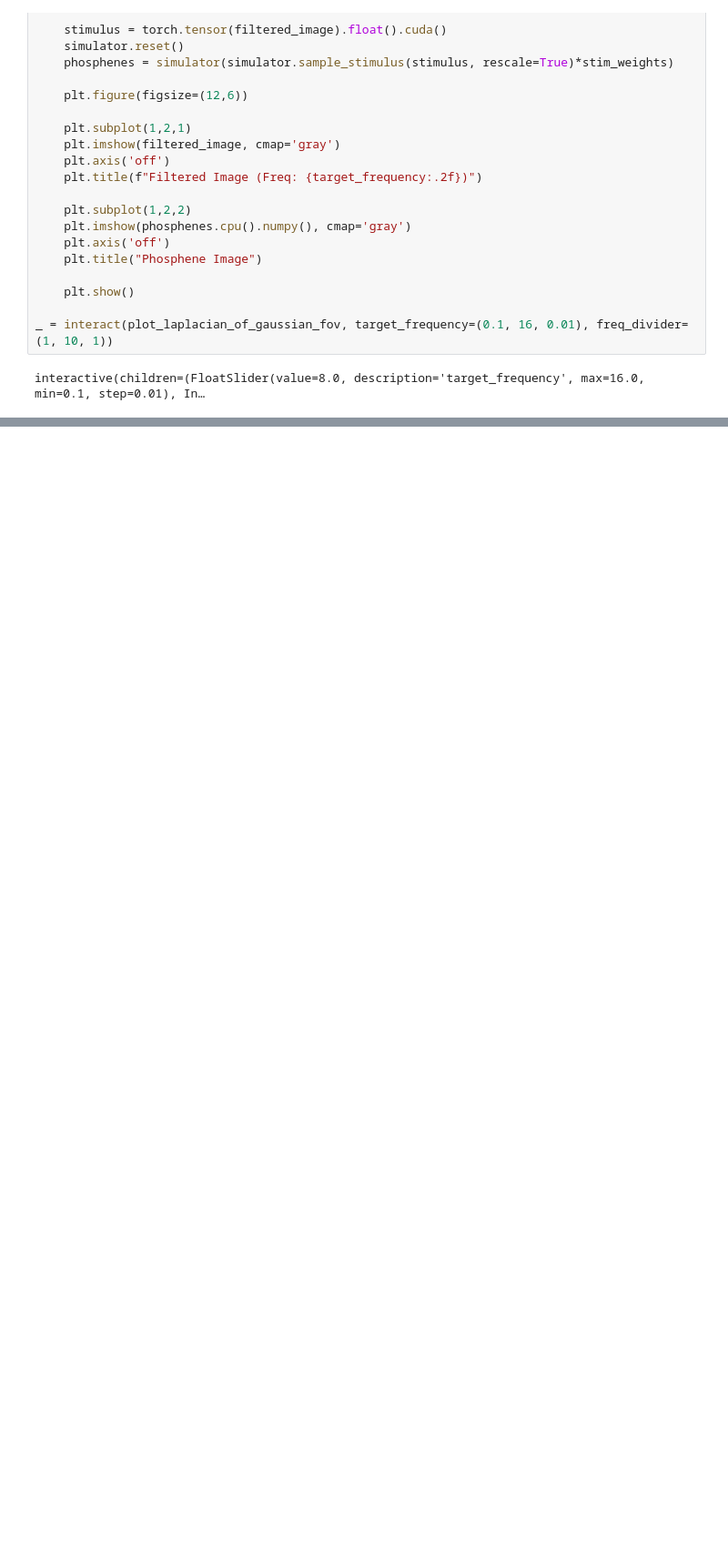
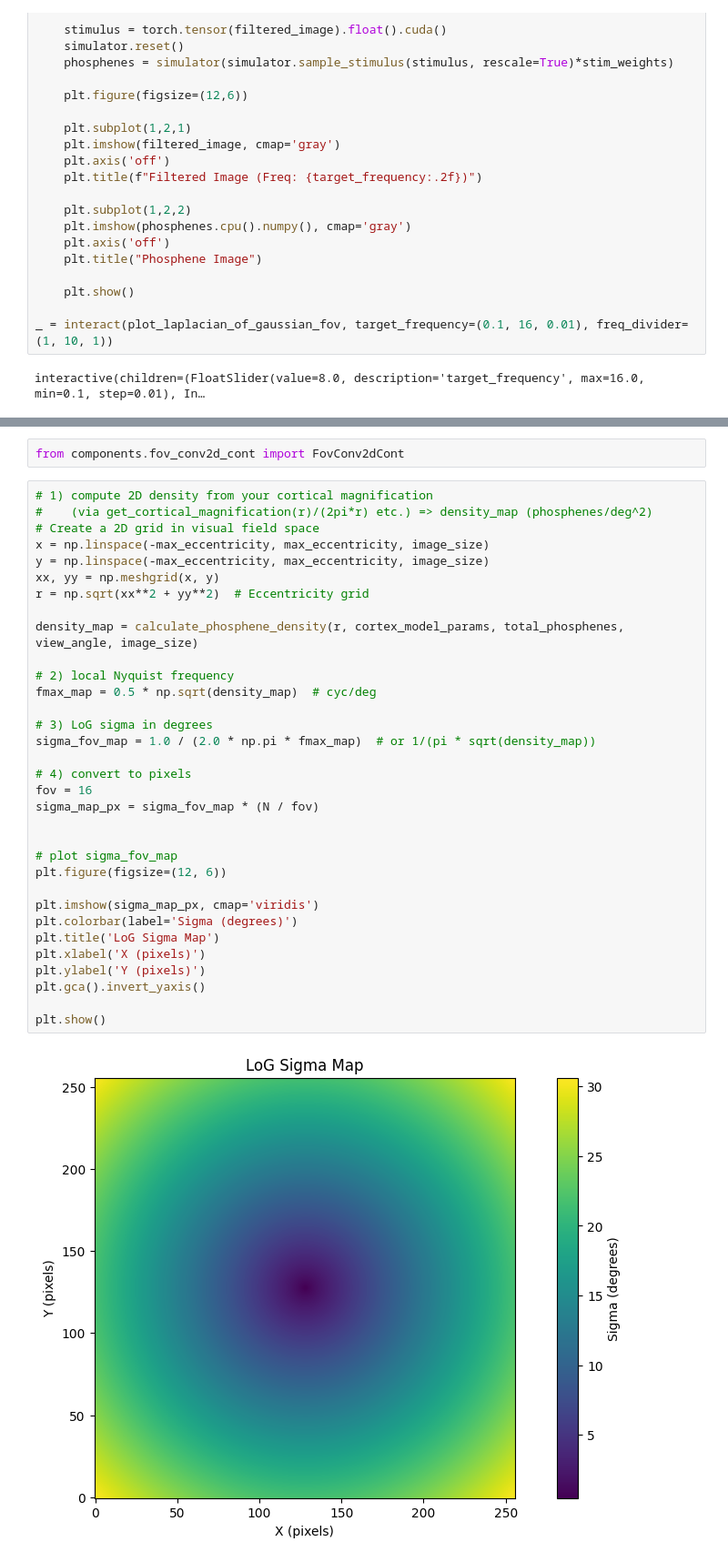
Before and after one commit to MichelleAppel/SCAPE, a Jupyter notebook: notebooks/spatial_frequency.ipynb, the cells around one changed output, grey strips where cells are left out. Shown at 91% size. Cells and saved outputs as stored; diff of their text form; blank space fills up the shorter version.

```diff
--- a/notebooks/spatial_frequency.ipynb
+++ b/notebooks/spatial_frequency.ipynb
@@ -1093,0 +975,37 @@ plt.show()
+# %%
+from components.fov_conv2d_cont import FovConv2dCont
+# %%
+# 1) compute 2D density from your cortical magnification
+#    (via get_cortical_magnification(r)/(2pi*r) etc.) => density_map (phosphenes/deg^2)
+# Create a 2D grid in visual field space
+x = np.linspace(-max_eccentricity, max_eccentricity, image_size)
+y = np.linspace(-max_eccentricity, max_eccentricity, image_size)
+xx, yy = np.meshgrid(x, y)
+r = np.sqrt(xx**2 + yy**2)  # Eccentricity grid
+
+density_map = calculate_phosphene_density(r, cortex_model_params, total_phosphenes, view_angle, image_size)
+
+# 2) local Nyquist frequency
+fmax_map = 0.5 * np.sqrt(density_map)  # cyc/deg
+
+# 3) LoG sigma in degrees
+sigma_fov_map = 1.0 / (2.0 * np.pi * fmax_map)  # or 1/(pi * sqrt(density_map))
+
+# 4) convert to pixels
+fov = 16
+sigma_map_px = sigma_fov_map * (N / fov)
+
+
+# plot sigma_fov_map
+plt.figure(figsize=(12, 6))
+
+plt.imshow(sigma_map_px, cmap='viridis')
+plt.colorbar(label='Sigma (degrees)')
+plt.title('LoG Sigma Map')
+plt.xlabel('X (pixels)')
+plt.ylabel('Y (pixels)')
+plt.gca().invert_yaxis()
+
+plt.show()
+# %% [output]
+[figure, added]
```
Also changed, not shown: parts of 24 cells of this notebook, 4 other files.
